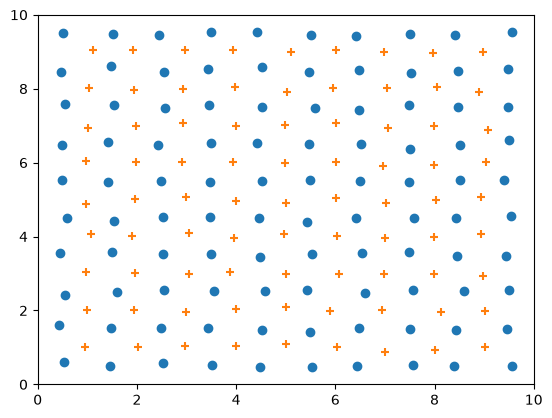
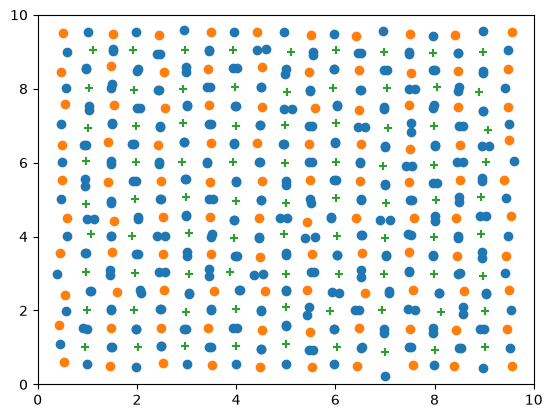
The notebook cell's code change between the first figure and the second:
--- before
+++ after
@@ -1,3 +1,3 @@
-#plt.scatter(x=vr.vertices[:, 0], y=vr.vertices[:,1])
+plt.scatter(x=vr.vertices[:, 0], y=vr.vertices[:,1])
 plt.scatter(x=coord[:100, 1], y=coord[:100, 2])
 plt.scatter(x=coord[100:, 1], y=coord[100:, 2], marker="+")

Commit: plot of voronoi vertices with particles position